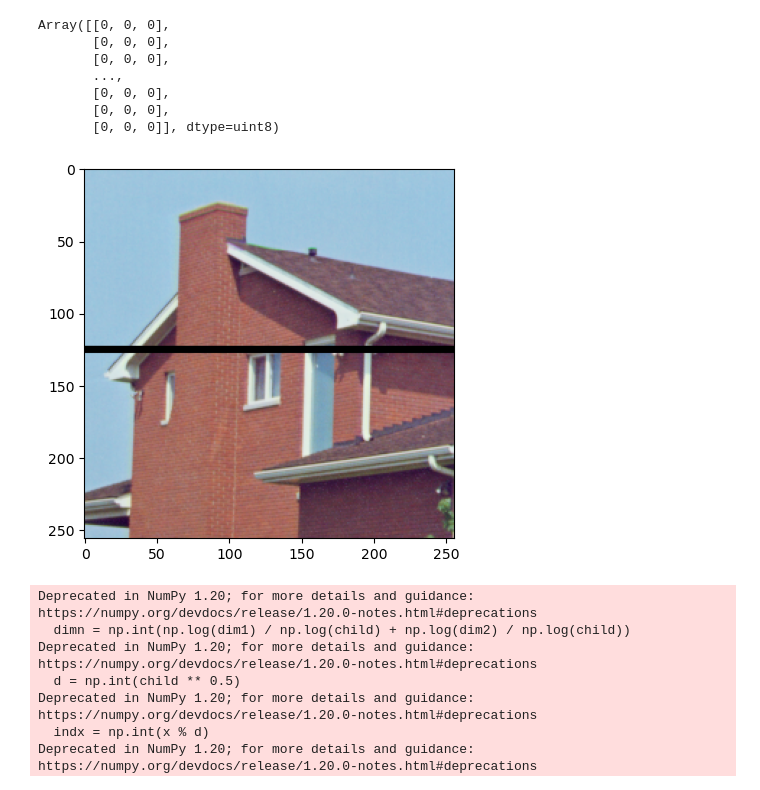
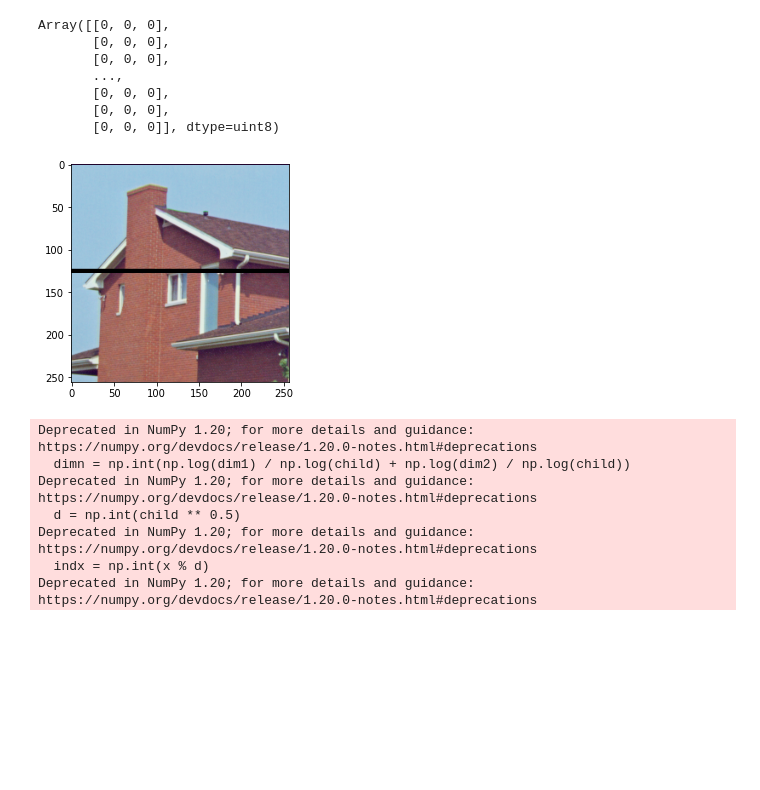
Before and after one commit to poonehmousavi/Audio_Tensor_Completion, a Jupyter notebook: test.ipynb, the cells around one changed output. Saved outputs shown, nothing was run; the diff lists cells and outputs as text; code cells hidden in the pictures; blank space fills up the shorter version.

```diff
--- a/test.ipynb
+++ b/test.ipynb
@@ -164,7 +164,7 @@ def weightTC(dim):
     weight = weight/(sum(weight))
     return weight
 # %%
-tl.set_backend('pytorch')
+# tl.set_backend('pytorch')
 
 
 
@@ -176,34 +176,34 @@ np.random.seed(4)
 # T = tl.tensor(np.random.normal(0,1,[40,40,3]))
 n,m,i = T.shape
 # i = np.random.randint(0,n,10)
 # i[0] = 1
 # j = np.random.randint(0,m,10)
 # j[0] = 2
 # i = [23,24,25,26,27,78,79,80,56,34,152,153,154,123,124,125,126,127,178,179,180,156]
 i = [123,124,125,126,127]
 
 # for a in range(150,160):
 #     i.append(a)
 # j = [23,24,25,26,27,78,79,80,56,34]
 mask = np.ones((n,m)).astype(bool)
 mask[i,:] = False
 # mask[:,j] = False
 TM = T.copy()
 TM[~mask] = [0,0,0]
 fig,ax = plt.subplots()
 
 plt.imshow(T)
 plt.imshow(TM)
 TM[~mask]
 # %% [output]
 Array([[0, 0, 0],
        [0, 0, 0],
        [0, 0, 0],
        ...,
        [0, 0, 0],
        [0, 0, 0],
        [0, 0, 0]], dtype=uint8)
-[figure, old version]
+[figure, new version]
 # %%
 maxiter = 200
 th = 0.2
```
Also changed, not shown: parts of 3 cells of this notebook.
